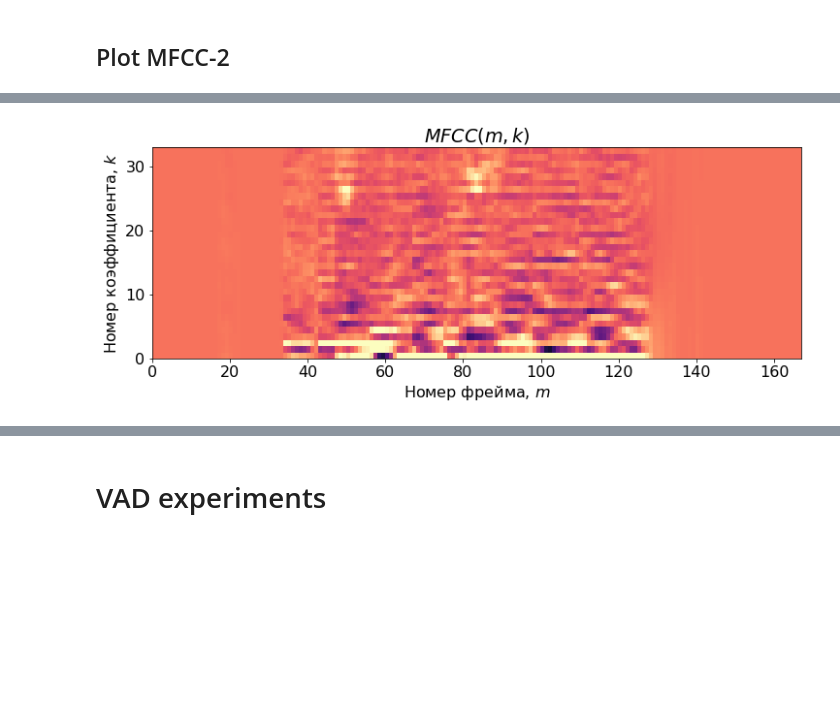
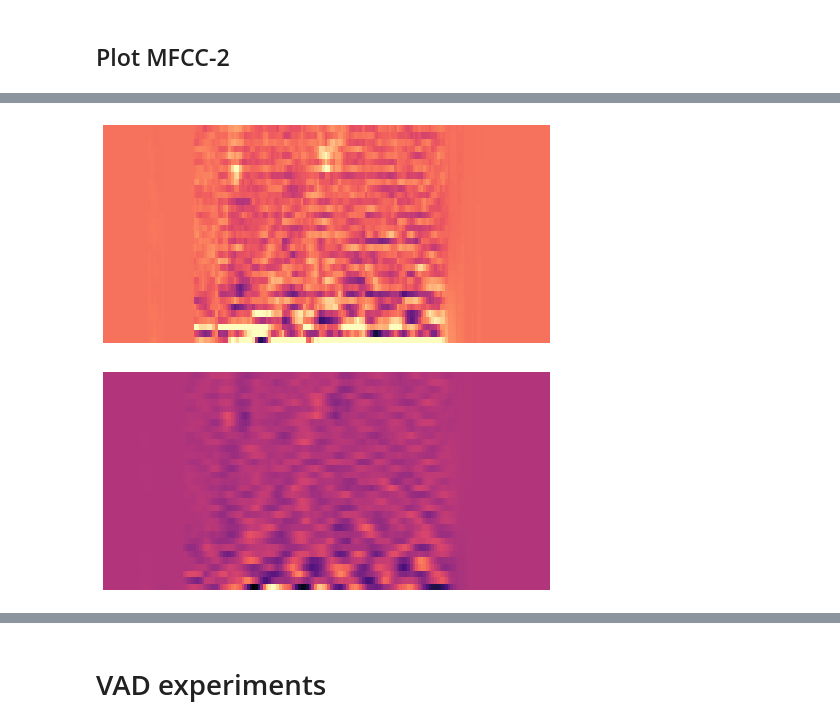
Before and after one commit to vortex2894/speech-emotion-recognition-system, a Jupyter notebook: ravdess_eda.ipynb, the cells around one changed output, grey strips where cells are left out. Drawn from its saved outputs; the diff is of its cells as text; code cells hidden in the pictures; blank space fills up the shorter version.

```diff
--- a/ravdess_eda.ipynb
+++ b/ravdess_eda.ipynb
@@ -221,2 +219,19 @@ plt.savefig(image_name, format='jpg', dpi=200, bbox_inches='tight', pad_inches =
 # %% [markdown]
 ## Plot MFCC-2
+# %%
+mfccs = librosa.feature.mfcc(y=y, sr=sr, n_mfcc=34)
+plt.rcParams.update({'font.size': 16})
+mfccs = mfccs[1:,:] # exclude coeff 0
+
+fig,ax=plt.subplots(figsize=(12,4))
+# plt.subplot(3,1,1)
+plt.pcolor(mfccs, cmap='magma',shading='flat')
+plt.xlabel('Номер фрейма, $m$')
+plt.ylabel('Номер коэффициента, $k$')
+plt.title('$MFCC(m,k)$')    # ,fontsize=14
+plt.clim((-95,40))
+
+image_name = f'Doc/figures/anger_melspectrogram.jpg'
+# fig.savefig(image_name, format='jpg', dpi=220, bbox_inches='tight', pad_inches = 0.2)
+# fig.savefig(image_name, format='svg', dpi=220, bbox_inches='tight', pad_inches = 0.2)
+# plt.savefig("Doc/figures/anger_melspectrogram.svg")
@@ -223,17 +240,31 @@ plt.savefig(image_name, format='jpg', dpi=200, bbox_inches='tight', pad_inches =
 # %%
 mfccs = librosa.feature.mfcc(y=y, sr=sr, n_mfcc=34)
 plt.rcParams.update({'font.size': 16})
 mfccs = mfccs[1:,:] # exclude coeff 0
+delta_mffcs = librosa.feature.delta(mfccs)
 
-fig,ax=plt.subplots(figsize=(12,4))
+fig,ax=plt.subplots(figsize=(8,4))
 # plt.subplot(3,1,1)
 plt.pcolor(mfccs, cmap='magma',shading='flat')
-plt.xlabel('Номер фрейма, $m$')
-plt.ylabel('Номер коэффициента, $k$')
-plt.title('$MFCC(m,k)$')    # ,fontsize=14
+# plt.xlabel('Номер фрейма, $m$')
+# plt.ylabel('Номер коэффициента, $k$')
+# plt.title('$MFCC(m,k)$')    # ,fontsize=14
 plt.clim((-95,40))
+plt.axis('off')
 
-image_name = f'Doc/figures/anger_melspectrogram.jpg'
+image_name = f'Doc/figures/mfcc_example.jpg'
 fig.savefig(image_name, format='jpg', dpi=220, bbox_inches='tight', pad_inches = 0.2)
 # %% [output]
-[figure, old version]
+[figure, new version]
+# %%
+delta_mffcs = librosa.feature.delta(mfccs)
+
+fig,ax=plt.subplots(figsize=(8,4))
+plt.pcolor(delta_mffcs, cmap='magma',shading='flat')
+# plt.clim((-95,40))
+plt.axis('off')
+
+image_name = f'Doc/figures/delta_mfcc_example.jpg'
+fig.savefig(image_name, format='jpg', dpi=220, bbox_inches='tight', pad_inches = 0.2)
+# %% [output]
+[figure, added]
```
Also changed, not shown: parts of 3 cells of this notebook.
